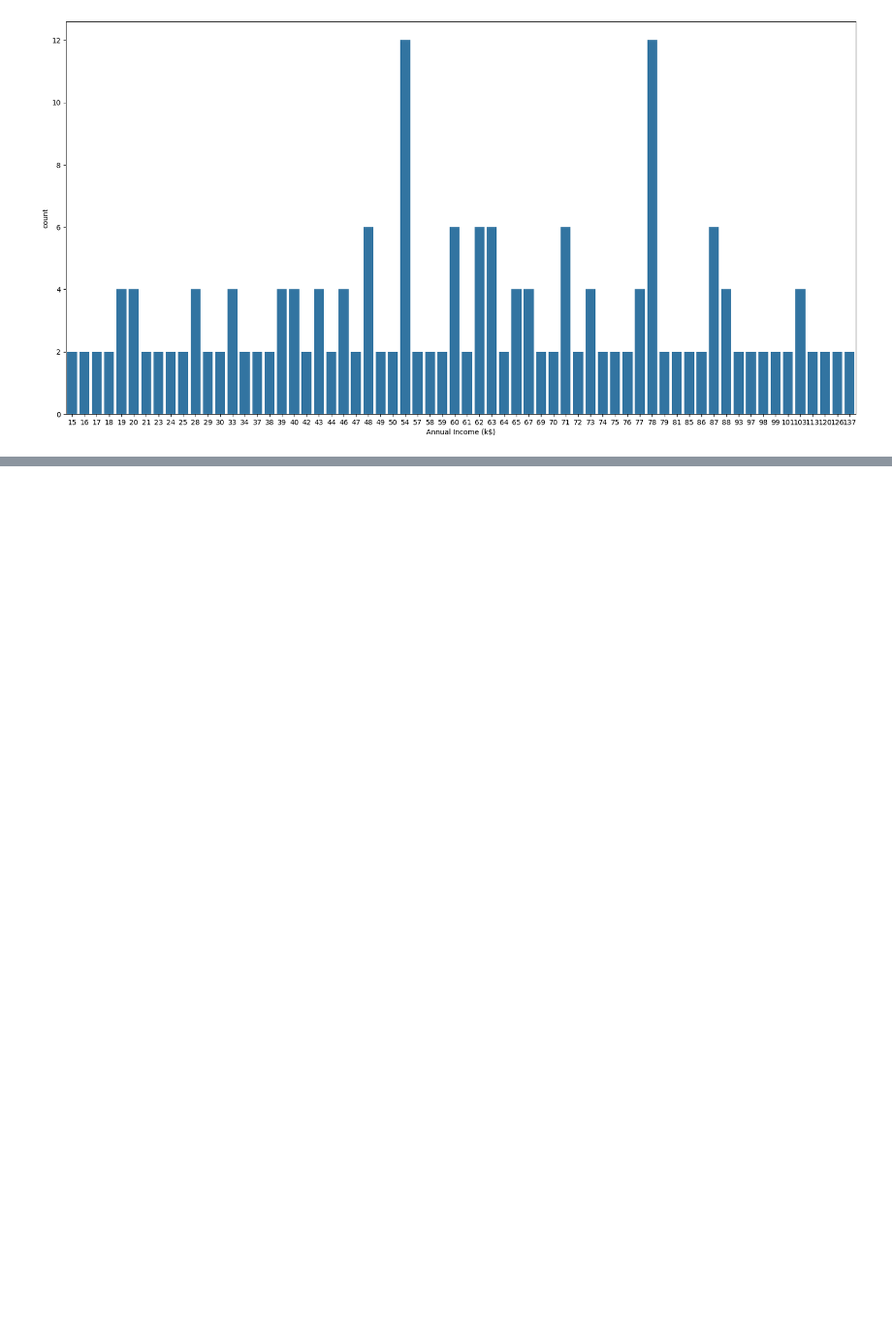
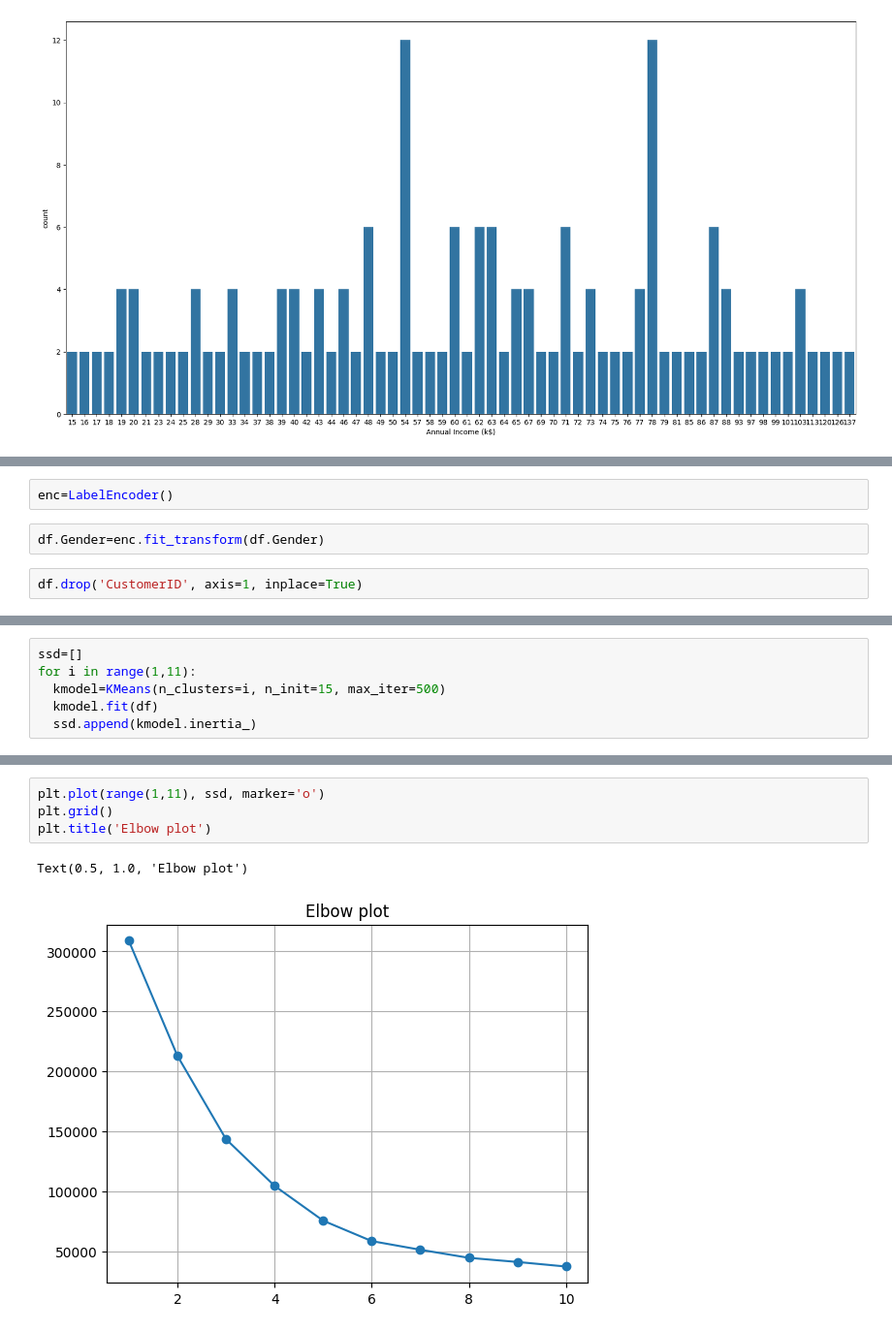
Before and after one commit to sujataprasad01/ML-Credit-Card-Fraud-Detection, a Jupyter notebook: K_Means_Clustering_(Customer_Segmentation).ipynb, the cells around one changed output, grey strips where cells are left out. Shown: that part at 97% size. Drawn from its saved outputs; the diff is of its cells as text; blank space fills up the shorter version.

```diff
--- a/K_Means_Clustering_(Customer_Segmentation).ipynb
+++ b/K_Means_Clustering_(Customer_Segmentation).ipynb
@@ -105,0 +133,6 @@ sns.countplot(data=df, x='Annual Income (k$)')
+# %%
+enc=LabelEncoder()
+# %%
+df.Gender=enc.fit_transform(df.Gender)
+# %%
+df.drop('CustomerID', axis=1, inplace=True)
@@ -105,0 +141,6 @@ sns.countplot(data=df, x='Annual Income (k$)')
+# %%
+ssd=[]
+for i in range(1,11):
+  kmodel=KMeans(n_clusters=i, n_init=15, max_iter=500)
+  kmodel.fit(df)
+  ssd.append(kmodel.inertia_)
@@ -105,0 +160,7 @@ sns.countplot(data=df, x='Annual Income (k$)')
+# %%
+plt.plot(range(1,11), ssd, marker='o')
+plt.grid()
+plt.title('Elbow plot')
+# %% [output]
+Text(0.5, 1.0, 'Elbow plot')
+[figure, added]
```
Also changed, not shown: parts of 19 cells of this notebook.
